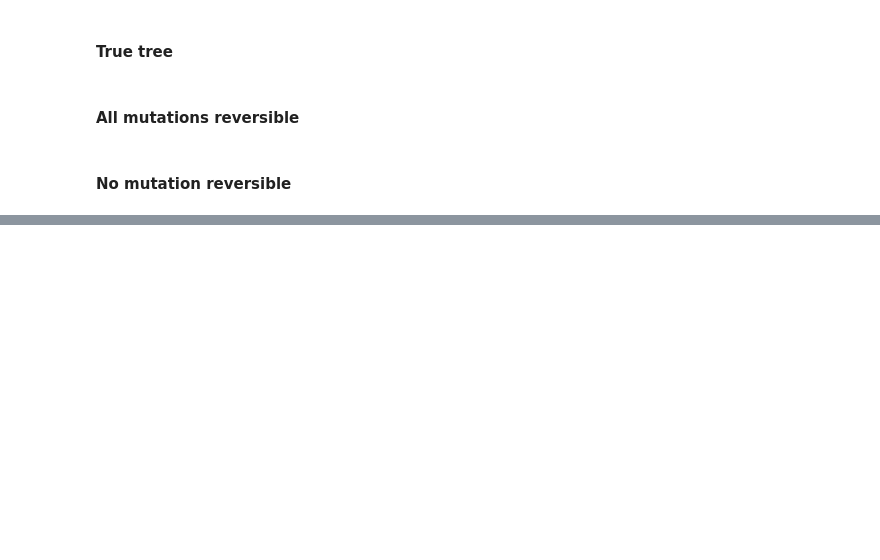
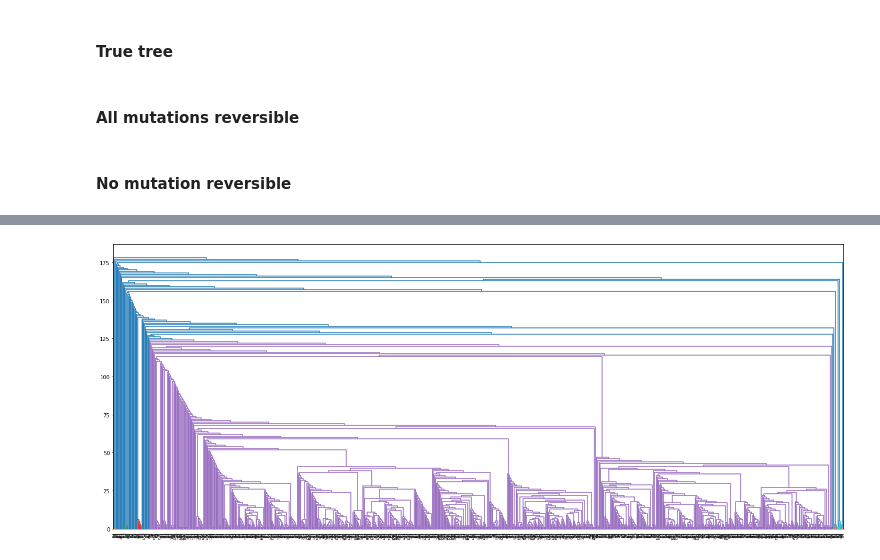
Before and after one commit to Tigecycline/lab_rotation, a Jupyter notebook: workbench.ipynb, the cells around one changed output, grey strips where cells are left out. Drawn from its saved outputs; the diff is of its cells as text; code cells hidden in the pictures; blank space fills up the shorter version.

```diff
--- a/workbench.ipynb
+++ b/workbench.ipynb
@@ -144,0 +144,6 @@ dist_irr = np.load('./test_results/reversibility_50c_100m/dist_irr.npy')
+# %%
+plt.figure(figsize=(25,10))
+dendrogram(ct.linkage_matrix)
+plt.show()
+# %% [output]
+[figure, added]
```
Also changed, not shown: parts of 39 cells of this notebook, 8 other files.
